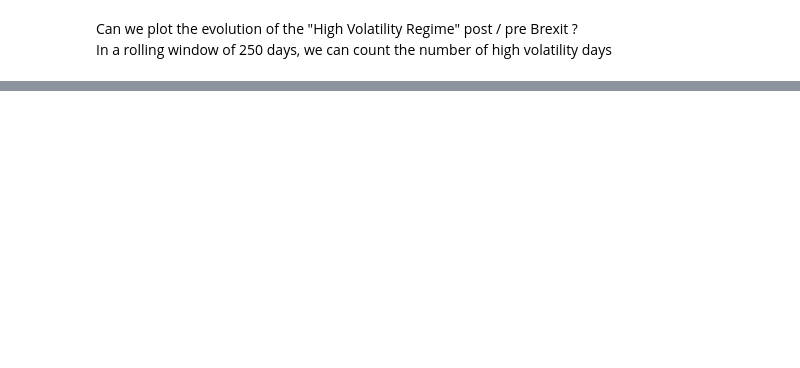
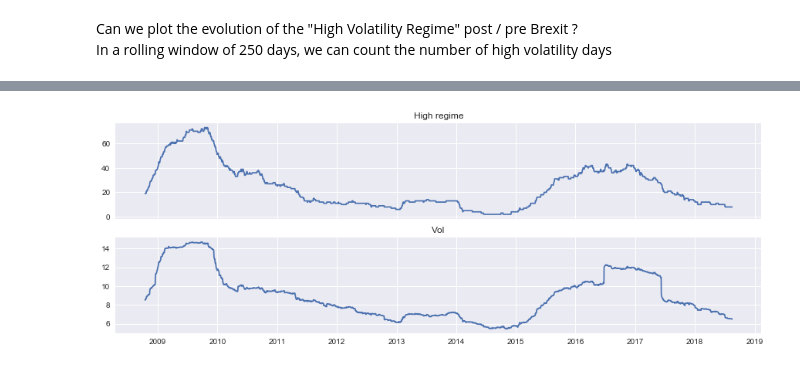
Before and after one commit to RiskConcile/workshop, a Jupyter notebook: Exercises/1.Machine Learning/Code/2.Unsupervised Learning/2.HMM/1.HMM.ipynb, the cells around one changed output, grey strips where cells are left out. Drawn from its saved outputs; the diff is of its cells as text; code cells hidden in the pictures; blank space fills up the shorter version.

```diff
--- a/Exercises/1.Machine Learning/Code/2.Unsupervised Learning/2.HMM/1.HMM.ipynb
+++ b/Exercises/1.Machine Learning/Code/2.Unsupervised Learning/2.HMM/1.HMM.ipynb
@@ -159,0 +199,8 @@ plt.legend(fontsize=14);
+# %%
+fig,ax = plt.subplots(2,1,sharex=True,figsize=(15,5))
+ax[0].plot(df.index,df['HighVolDays'])
+ax[0].set_title('High regime')
+ax[1].plot(df.index,df['Vol'])
+ax[1].set_title('Vol');
+# %% [output]
+[figure, added]
```
Also changed, not shown: parts of 14 cells of this notebook.
